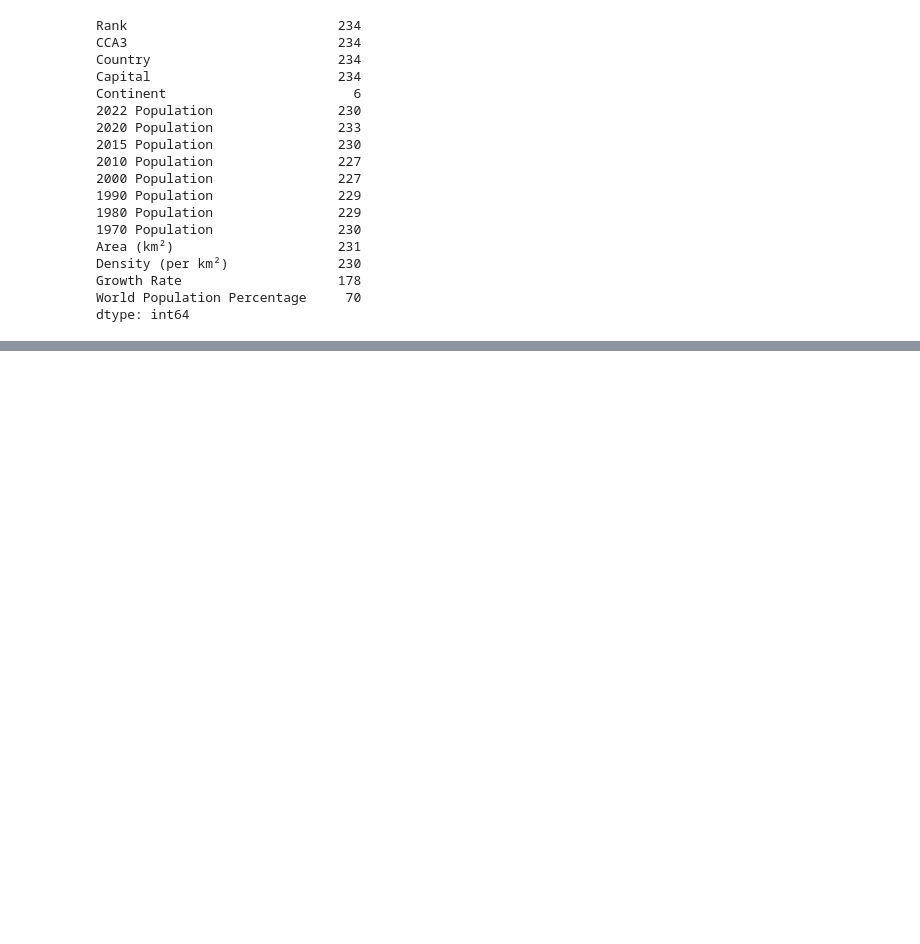
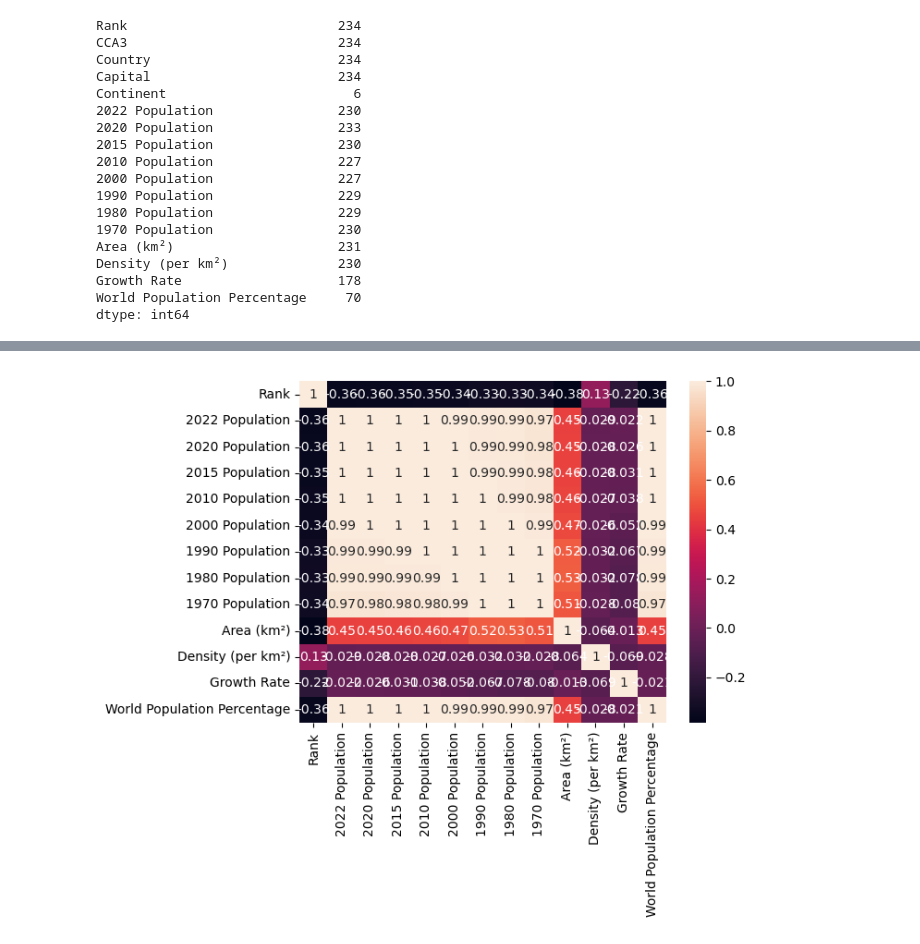
Before and after one commit to patrickgenesisda/Data-Analysis, a Jupyter notebook: Pandas_Week22_Genesis Patrick-checkpoint.ipynb, the cells around one changed output, grey strips where cells are left out. Drawn from its saved outputs; the diff is of its cells as text; code cells hidden in the pictures; blank space fills up the shorter version.

```diff
--- a/Pandas_Week22_Genesis Patrick-checkpoint.ipynb
+++ b/Pandas_Week22_Genesis Patrick-checkpoint.ipynb
@@ -461,0 +529,5 @@ dtype: int64
+# %%
+sns.heatmap(df.corr(numeric_only=True), annot = True)
+plt.show()
+# %% [output]
+[figure, added]
```
Also changed, not shown: parts of 19 cells of this notebook.
